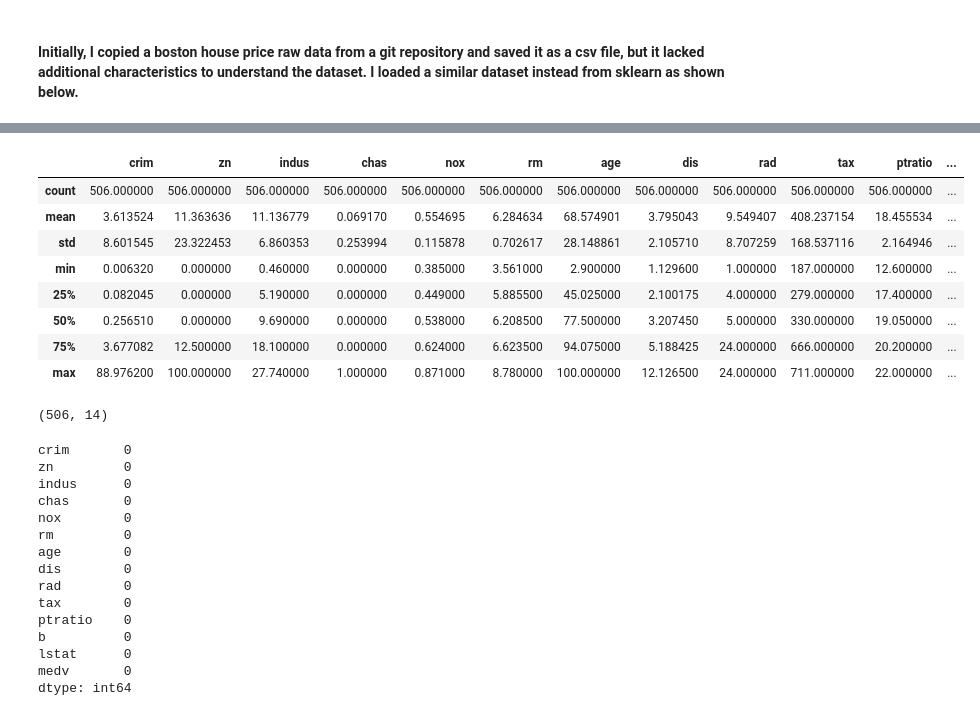
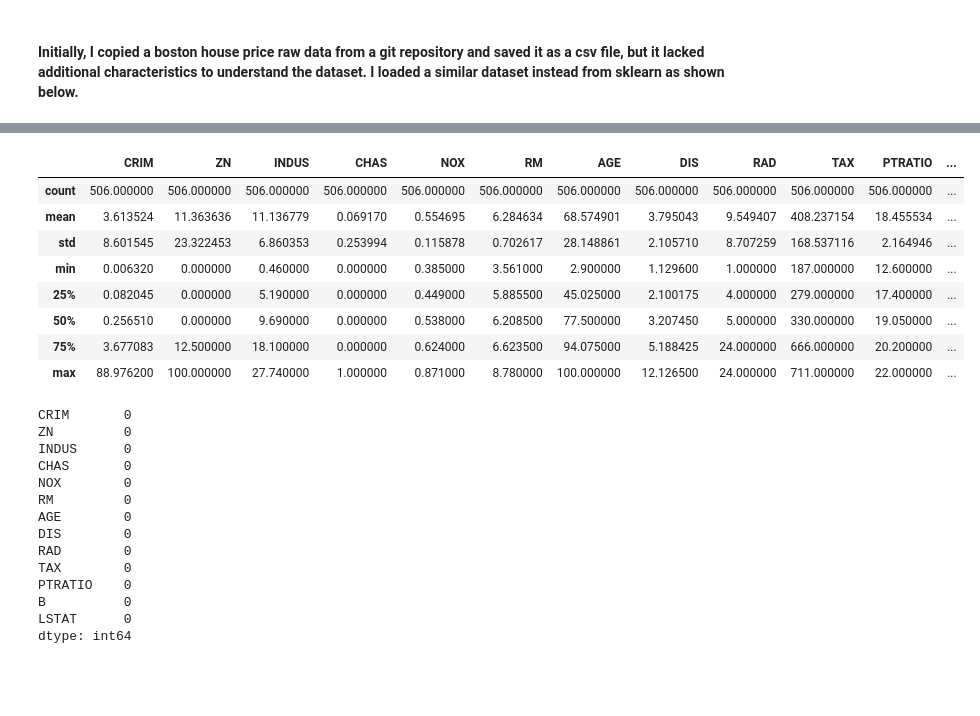
Before and after one commit to NurseQ/Machine-Learning-and-Statistics-Project-2019, a Jupyter notebook: Machine-Learning-and-Statistics-Project.ipynb, the cells around one changed output, grey strips where cells are left out. Saved outputs shown, nothing was run; the diff lists cells and outputs as text; code cells hidden in the pictures; blank space fills up the shorter version.

```diff
--- a/Machine-Learning-and-Statistics-Project.ipynb
+++ b/Machine-Learning-and-Statistics-Project.ipynb
@@ -14,6 +14,4 @@ import seaborn as sns
 # %%
 from sklearn.datasets import load_boston
 # %%
-dfBoston = load_boston()
+boston = load_boston()
-# %%
-boston = pd.read_csv('boston_housing.csv')
@@ -65,0 +53,2 @@ Index(['crim', 'zn', 'indus', 'chas', 'nox', 'rm', 'age', 'dis', 'rad', 'tax',
+# %%
+bdf = pd.DataFrame(boston.data, columns=boston.feature_names)
@@ -66,35 +73,30 @@ Index(['crim', 'zn', 'indus', 'chas', 'nox', 'rm', 'age', 'dis', 'rad', 'tax',
 # %%
-boston.describe()
+bdf.describe()
 # %% [output]
-|  | crim | zn | indus | chas | nox | rm | age | dis | rad | tax | ptratio | ... |
+|  | CRIM | ZN | INDUS | CHAS | NOX | RM | AGE | DIS | RAD | TAX | PTRATIO | ... |
 | count | 506.000000 | 506.000000 | 506.000000 | 506.000000 | 506.000000 | 506.000000 | 506.000000 | 506.000000 | 506.000000 | 506.000000 | 506.000000 | ... |
 | mean | 3.613524 | 11.363636 | 11.136779 | 0.069170 | 0.554695 | 6.284634 | 68.574901 | 3.795043 | 9.549407 | 408.237154 | 18.455534 | ... |
 | std | 8.601545 | 23.322453 | 6.860353 | 0.253994 | 0.115878 | 0.702617 | 28.148861 | 2.105710 | 8.707259 | 168.537116 | 2.164946 | ... |
 | min | 0.006320 | 0.000000 | 0.460000 | 0.000000 | 0.385000 | 3.561000 | 2.900000 | 1.129600 | 1.000000 | 187.000000 | 12.600000 | ... |
 | 25% | 0.082045 | 0.000000 | 5.190000 | 0.000000 | 0.449000 | 5.885500 | 45.025000 | 2.100175 | 4.000000 | 279.000000 | 17.400000 | ... |
 | 50% | 0.256510 | 0.000000 | 9.690000 | 0.000000 | 0.538000 | 6.208500 | 77.500000 | 3.207450 | 5.000000 | 330.000000 | 19.050000 | ... |
-| 75% | 3.677082 | 12.500000 | 18.100000 | 0.000000 | 0.624000 | 6.623500 | 94.075000 | 5.188425 | 24.000000 | 666.000000 | 20.200000 | ... |
+| 75% | 3.677083 | 12.500000 | 18.100000 | 0.000000 | 0.624000 | 6.623500 | 94.075000 | 5.188425 | 24.000000 | 666.000000 | 20.200000 | ... |
 | max | 88.976200 | 100.000000 | 27.740000 | 1.000000 | 0.871000 | 8.780000 | 100.000000 | 12.126500 | 24.000000 | 711.000000 | 22.000000 | ... |
-# %%
-boston.shape
-# %% [output]
-(506, 14)
 # %%
-boston.isnull().sum()
+bdf.isnull().sum()
 # isnull() will detect missing data by returning a boolean, sum() returns count
 # %% [output]
-crim       0
-zn         0
-indus      0
-chas       0
-nox        0
-rm         0
-age        0
-dis        0
-rad        0
-tax        0
-ptratio    0
-b          0
-lstat      0
-medv       0
+CRIM       0
+ZN         0
+INDUS      0
+CHAS       0
+NOX        0
+RM         0
+AGE        0
+DIS        0
+RAD        0
+TAX        0
+PTRATIO    0
+B          0
+LSTAT      0
 dtype: int64
```
Also changed, not shown: parts of 14 cells of this notebook.
